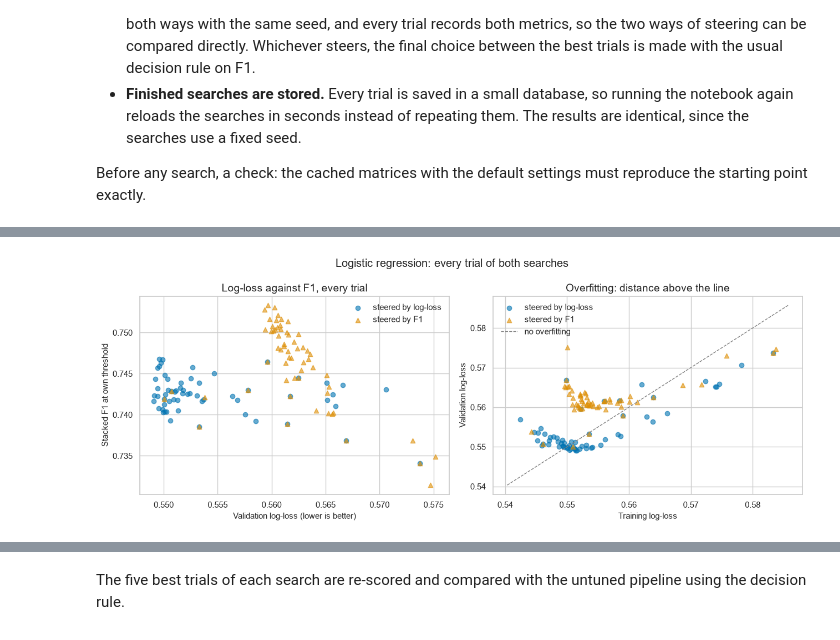
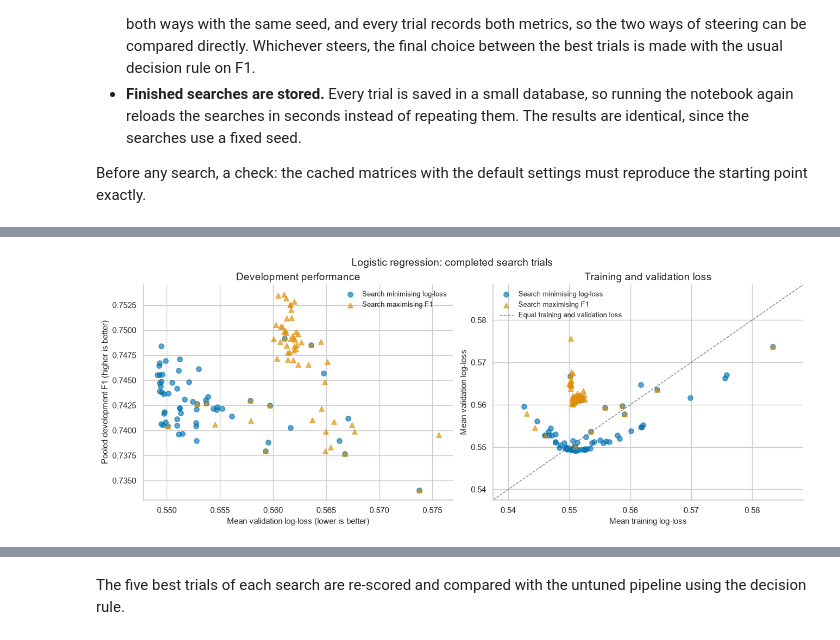
Before and after one commit to PedroHSantos20/ml-repeat-purchase, a Jupyter notebook: notebooks/03_modelling_homework.ipynb, the cells around one changed output, grey strips where cells are left out. Saved outputs shown, nothing was run; the diff lists cells and outputs as text; code cells hidden in the pictures.

```diff
--- a/notebooks/03_modelling_homework.ipynb
+++ b/notebooks/03_modelling_homework.ipynb
@@ -343,11 +1582,99 @@ for objective, study in study_lin.items():
 # How log-loss moves with each setting (log-loss search)
 plot_slice(study_lin["log_loss"]).update_layout(title="Log-loss against each setting").show()
 # %%
+def plot_trials(studies, title=""):
+    """Compare development metrics across completed search trials."""
+    fig, axes = plt.subplots(
+        1, 2,
+        figsize=(13, 5),
+        constrained_layout=True,
+    )
+    ax_left, ax_right = axes
+
+    markers = ["o", "^", "s", "D"]
+    colours = sns.color_palette(
+        "colorblind",
+        n_colors=len(studies),
+    )
+    loss_values = []
+
+    for i, (label, study) in enumerate(studies.items()):
+        table = trials_table(study)
+
+        if table.empty:
+            continue
+
+        style = {
+            "color": colours[i],
+            "marker": markers[i % len(markers)],
+            "alpha": 0.65,
+            "s": 45,
+            "label": label,
+        }
+
+        ax_left.scatter(
+            table["log_loss"],
+            table["f1"],
+            **style,
+        )
+
+        ax_right.scatter(
+            table["train_log_loss"],
+            table["log_loss"],
+            **style,
+        )
+
+        loss_values.extend(table["train_log_loss"].tolist())
+        loss_values.extend(table["log_loss"].tolist())
+
+    ax_left.set(
+        xlabel="Mean validation log-loss (lower is better)",
+        ylabel="Pooled development F1 (higher is better)",
+        title="Development performance",
+    )
+
+    if loss_values:
+        lower = min(loss_values)
+        upper = max(loss_values)
+        padding = max((upper - lower) * 0.05, 0.005)
+        limits = [lower - padding, upper + padding]
+
+        ax_right.plot(
+            limits,
+            limits,
+            linestyle="--",
+            color="grey",
+            linewidth=1,
+            label="Equal training and validation loss",
+        )
+        ax_right.set_xlim(limits)
+        ax_right.set_ylim(limits)
+
+    ax_right.set(
+        xlabel="Mean training log-loss",
+        ylabel="Mean validation log-loss",
+        title="Training and validation loss",
+    )
+
+    for ax in axes:
+        ax.legend(frameon=False, fontsize=9)
+
+    sns.despine(fig=fig)
+    fig.suptitle(title, fontsize=14)
+
+    return fig
+
+
+tn.plot_trials = plot_trials
+
 fig = tn.plot_trials(
-    {"steered by log-loss": study_lin["log_loss"], "steered by F1": study_lin["f1"]},
-    title="Logistic regression: every trial of both searches",
+    {
+        "Search minimising log-loss": study_lin["log_loss"],
+        "Search maximising F1": study_lin["f1"],
+    },
+    title="Logistic regression: completed search trials",
 )
 plt.show()
 # %% [output]
-[figure, old version]
+[figure, new version]
 # %% [markdown]
```
Also changed, not shown: parts of 51 cells of this notebook, 2 other files.
